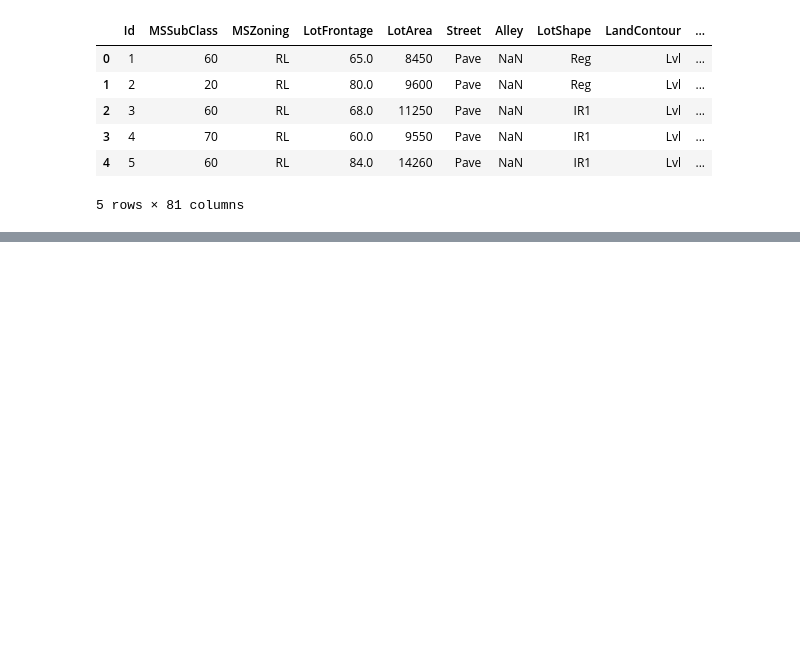
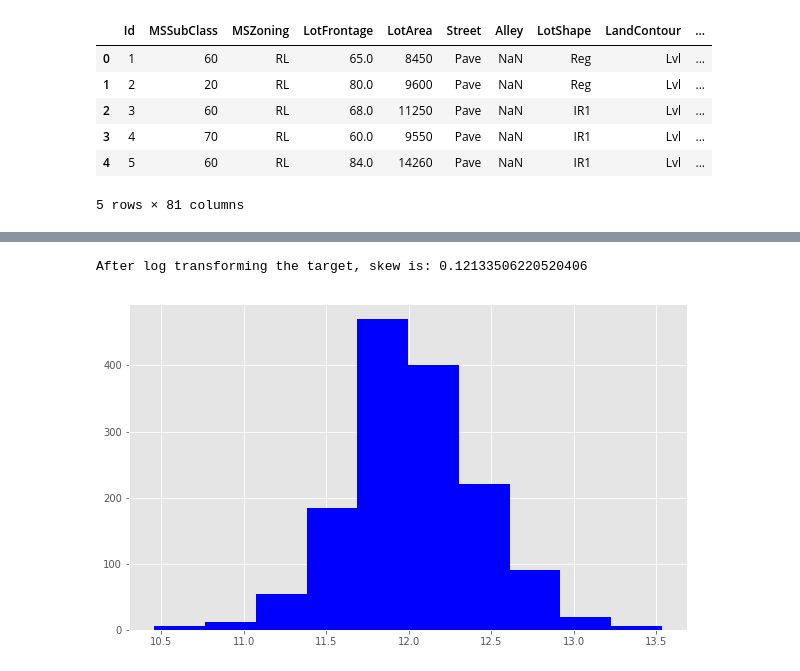
Before and after one commit to shubhanshu-gupta/kaggle_house_prices, a Jupyter notebook: House Prices.ipynb, the cells around one changed output, grey strips where cells are left out. Drawn from its saved outputs; the diff is of its cells as text; code cells hidden in the pictures; blank space fills up the shorter version.

```diff
--- a/House Prices.ipynb
+++ b/House Prices.ipynb
@@ -22,0 +50,8 @@ train.head()
+# %%
+target = np.log(train.SalePrice)
+print "After log transforming the target, skew is: " + str(target.skew())
+plt.hist(target, color='blue')
+plt.show()
+# %% [output]
+After log transforming the target, skew is: 0.12133506220520406
+[figure, added]
```
Also changed, not shown: parts of 14 cells of this notebook.
